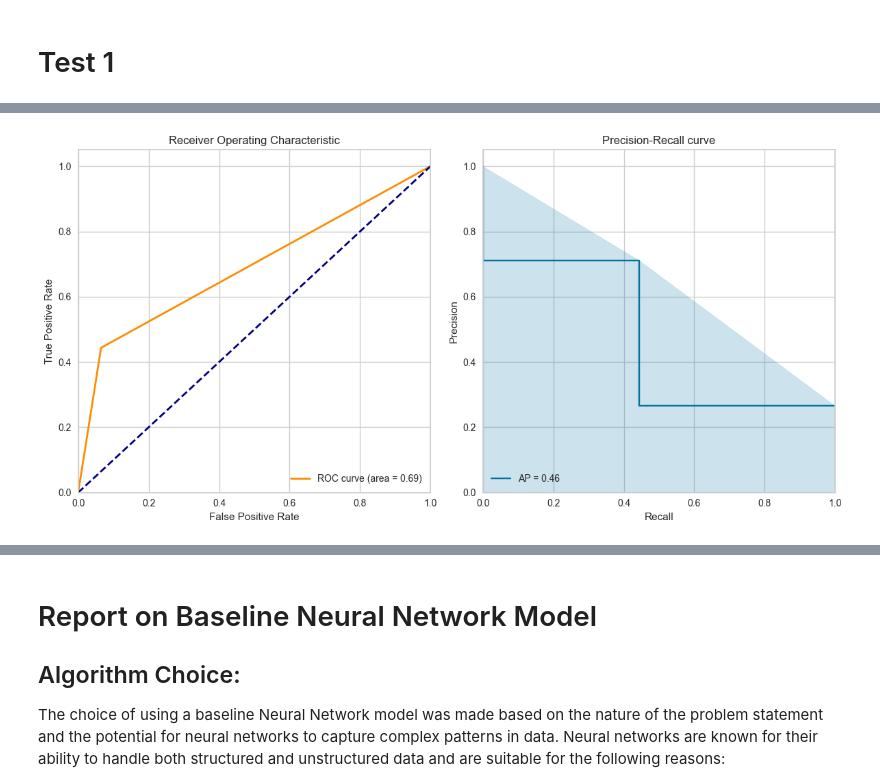
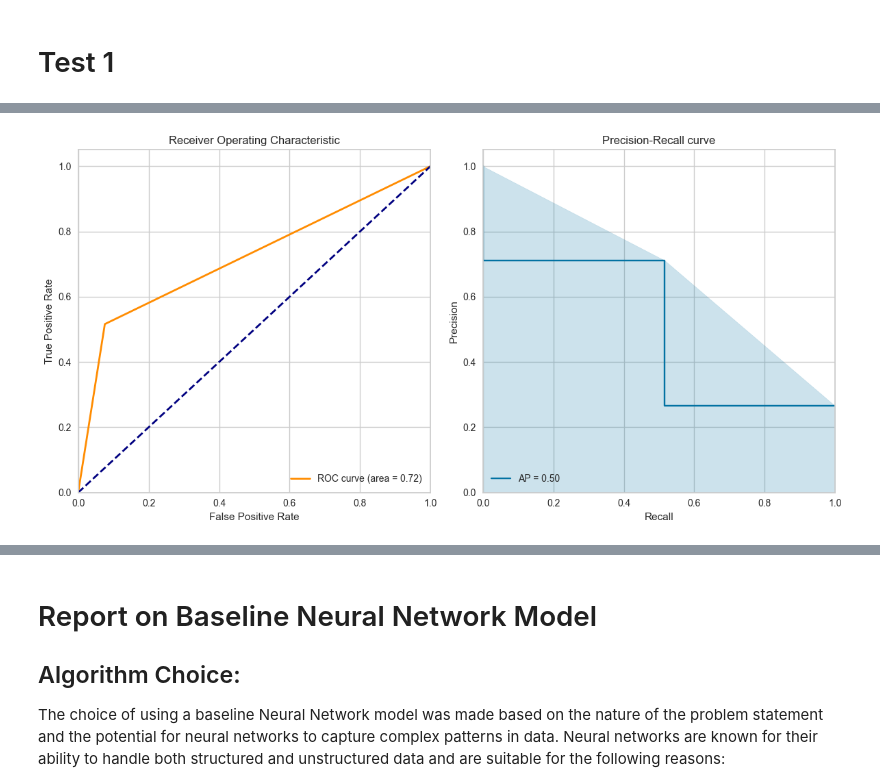
Before and after one commit to ThankiJay/Customer-Churn-Prediction, a Jupyter notebook: notebook/Data Modelling.ipynb, the cells around one changed output, grey strips where cells are left out. Drawn from its saved outputs; the diff is of its cells as text; code cells hidden in the pictures.

```diff
--- a/notebook/Data Modelling.ipynb
+++ b/notebook/Data Modelling.ipynb
@@ -865,12 +925,41 @@ In conclusion, the baseline GNB model provides a straightforward approach for bi
 # %% [markdown]
 ## Hyperparameter optimization and Regularization on Naive Bayes
 # %%
+# from sklearn.naive_bayes import GaussianNB
+# from sklearn.model_selection import GridSearchCV
+
+# # Define a range of values for var_smoothing
+# param_grid = {
+#     'var_smoothing_value': [1e-9, 1e-8, 1e-7, 1e-6, 1e-5]
+# }
+
+# # Create a Gaussian Naive Bayes model
+# model = GaussianNB()
+
+# # Create a GridSearchCV object
+# grid_search = GridSearchCV(model, param_grid, cv=5, n_jobs=-1)
+
+# # Fit the model to the training data
+# grid_search.fit(X_train, y_train)
+
+# # Get the best parameters
+# best_parameters = grid_search.best_params_
+
+# # Get the best estimator (model)
+# best_naive_bayes_model = grid_search.best_estimator_
+
+# # Evaluate the best model on the test data
+# test_accuracy = best_naive_bayes_model.score(X_test, y_test)
+
+# print("Best Parameters:", best_parameters)
+# print("Test Accuracy:", test_accuracy)
+
 from sklearn.naive_bayes import GaussianNB
 from sklearn.model_selection import GridSearchCV
 
 # Define a range of values for var_smoothing
 param_grid = {
-    'var_smoothing_value': [1e-9, 1e-8, 1e-7, 1e-6, 1e-5]
+    'var_smoothing': [1e-9, 1e-8, 1e-7, 1e-6, 1e-5]
 }
 
 # Create a Gaussian Naive Bayes model
@@ -1072,36 +1161,36 @@ weighted avg       0.79      0.80      0.79      1403
 from sklearn.metrics import roc_curve, auc, precision_recall_curve, average_precision_score
 
 # Calculate ROC curve and AUC
-fpr, tpr, _ = roc_curve(y_test, preds)
+fpr, tpr, _ = roc_curve(y_test, y_pred)
 roc_auc = auc(fpr, tpr)
 
 # Calculate Precision-Recall curve and Average Precision (AP)
-precision, recall, _ = precision_recall_curve(y_test, preds)
-average_precision = average_precision_score(y_test, preds)
+precision, recall, _ = precision_recall_curve(y_test, y_pred)
+average_precision = average_precision_score(y_test, y_pred)
 
 # Plot ROC curve
 plt.figure(figsize=(12, 6))
 plt.subplot(1, 2, 1)
 plt.plot(fpr, tpr, color='darkorange', lw=2, label='ROC curve (area = {:.2f})'.format(roc_auc))
 plt.plot([0, 1], [0, 1], color='navy', lw=2, linestyle='--')
 plt.xlim([0.0, 1.0])
 plt.ylim([0.0, 1.05])
 plt.xlabel('False Positive Rate')
 plt.ylabel('True Positive Rate')
 plt.title('Receiver Operating Characteristic')
 plt.legend(loc='lower right')
 
 # Plot PRC curve with AP in the legend
 plt.subplot(1, 2, 2)
 plt.step(recall, precision, color='b', where='post', label='AP = {:.2f}'.format(average_precision))
 plt.fill_between(recall, precision, alpha=0.2, color='b')
 plt.xlabel('Recall')
 plt.ylabel('Precision')
 plt.ylim([0.0, 1.05])
 plt.xlim([0.0, 1.0])
 plt.title('Precision-Recall curve')
 plt.legend(loc='lower left')
 plt.tight_layout()
 plt.show()
 # %% [output]
-[figure, old version]
+[figure, new version]
```
Also changed, not shown: parts of 23 cells of this notebook, 7 other files.
